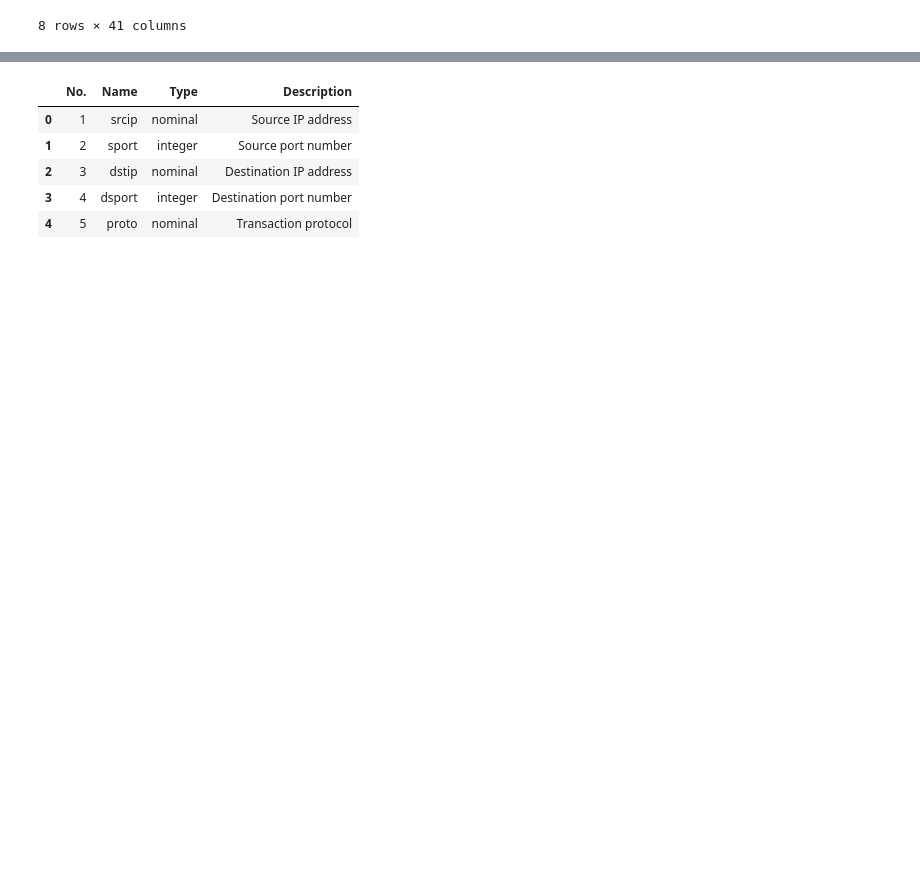
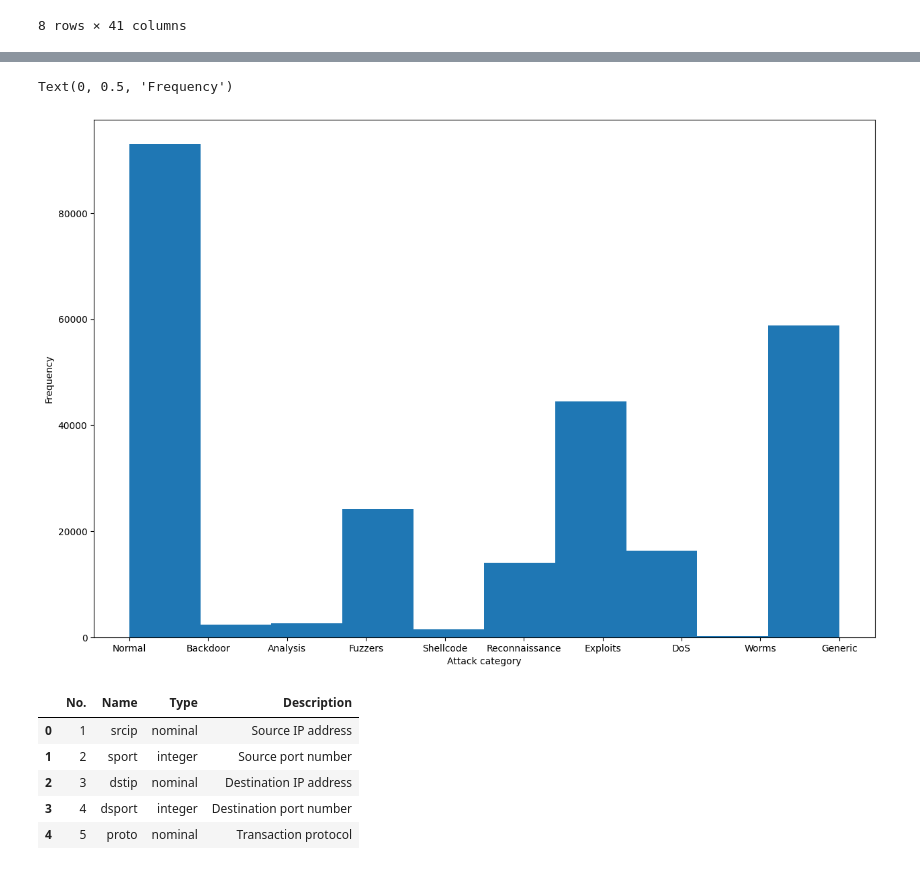
Before and after one commit to Marcin-Sadowy/Introduction-to-Machine-Learning-Project-10-Network-intrusion-detection, a Jupyter notebook: data_exploration.ipynb, the cells around one changed output, grey strips where cells are left out. Cells and saved outputs as stored; diff of their text form; code cells hidden in the pictures; blank space fills up the shorter version.

```diff
--- a/data_exploration.ipynb
+++ b/data_exploration.ipynb
@@ -68,3 +74,11 @@ Index(['id', 'dur', 'proto', 'service', 'state', 'spkts', 'dpkts', 'sbytes',
+# %%
+fig = plt.figure(figsize=(15,10))
+plt.hist(x = unsw_set['attack_cat'])
+plt.xlabel("Attack category")
+plt.ylabel("Frequency")
+# %% [output]
+Text(0, 0.5, 'Frequency')
+[figure, added]
 # %%
 features = pd.read_csv('dataset/UNSW-NB15_features.csv', encoding='cp1252')
 
```
Also changed, not shown: parts of 7 cells of this notebook, 2 other files.
